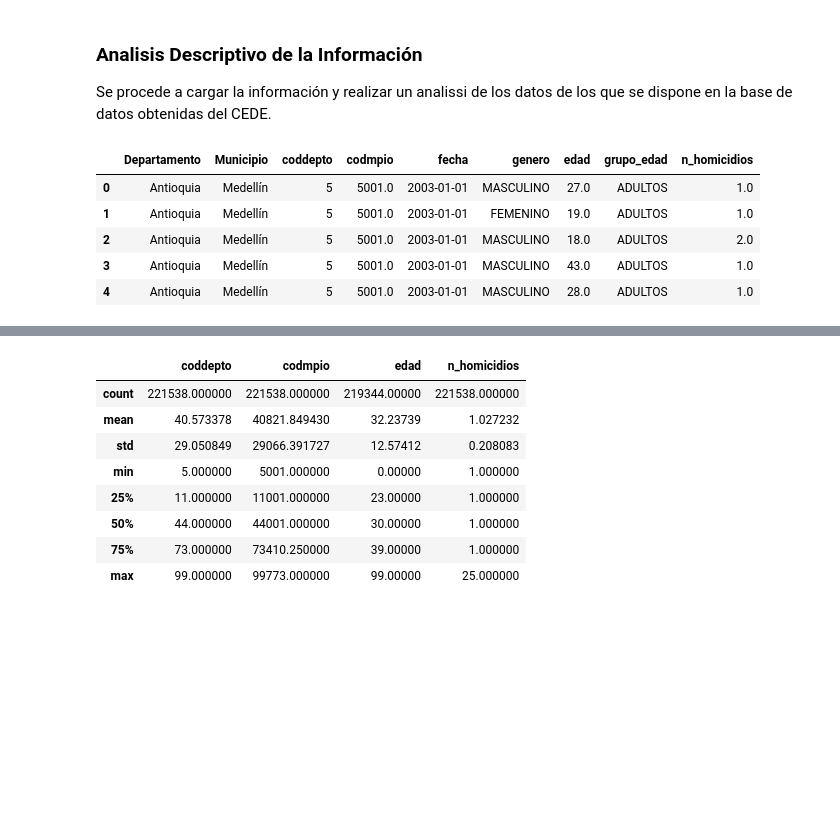
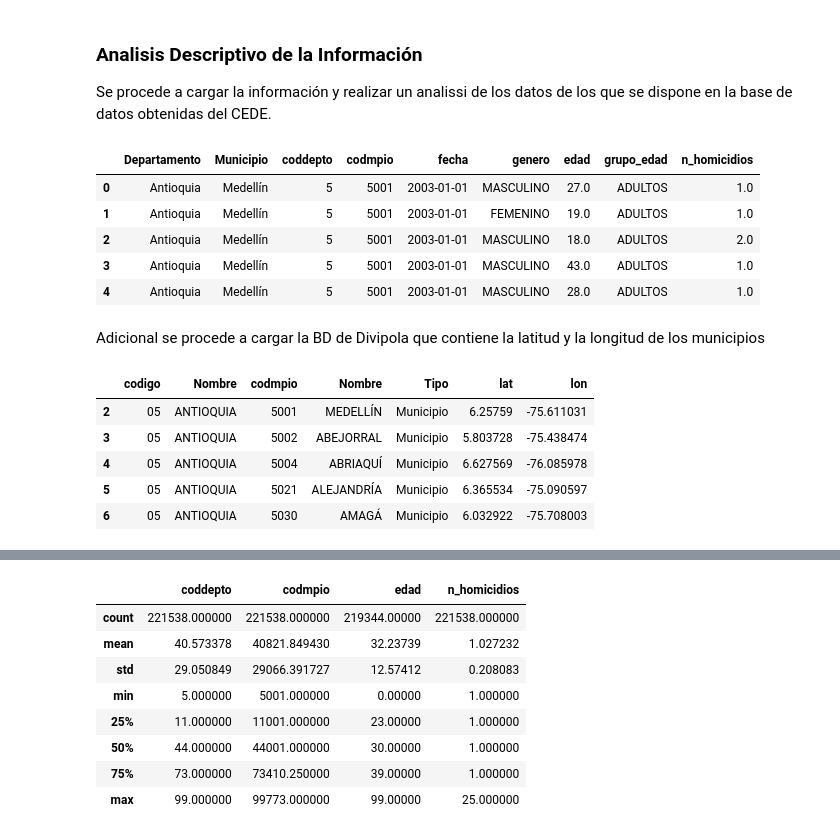
Before and after one commit to jmanjarresm/Proyecto_Final_Aprend_Sup_g17, a Jupyter notebook: scripts/Proyecto.ipynb, the cells around one changed output, grey strips where cells are left out. Cells and saved outputs as stored; diff of their text form; code cells hidden in the pictures; blank space fills up the shorter version.

```diff
--- a/scripts/Proyecto.ipynb
+++ b/scripts/Proyecto.ipynb
@@ -46,11 +46,30 @@ Se procede a cargar la información y realizar un analissi de los datos de los q
 # %%
 ## Se carga la base original
 df = pd.read_stata(r'..\data\Homicidios_2003-Ag2017.dta')
+df['codmpio'] = df['codmpio'].astype('int')
 df.head()
 # %% [output]
 |  | Departamento | Municipio | coddepto | codmpio | fecha | genero | edad | grupo_edad | n_homicidios |
-| 0 | Antioquia | Medellín | 5 | 5001.0 | 2003-01-01 | MASCULINO | 27.0 | ADULTOS | 1.0 |
-| 1 | Antioquia | Medellín | 5 | 5001.0 | 2003-01-01 | FEMENINO | 19.0 | ADULTOS | 1.0 |
-| 2 | Antioquia | Medellín | 5 | 5001.0 | 2003-01-01 | MASCULINO | 18.0 | ADULTOS | 2.0 |
-| 3 | Antioquia | Medellín | 5 | 5001.0 | 2003-01-01 | MASCULINO | 43.0 | ADULTOS | 1.0 |
-| 4 | Antioquia | Medellín | 5 | 5001.0 | 2003-01-01 | MASCULINO | 28.0 | ADULTOS | 1.0 |
+| 0 | Antioquia | Medellín | 5 | 5001 | 2003-01-01 | MASCULINO | 27.0 | ADULTOS | 1.0 |
+| 1 | Antioquia | Medellín | 5 | 5001 | 2003-01-01 | FEMENINO | 19.0 | ADULTOS | 1.0 |
+| 2 | Antioquia | Medellín | 5 | 5001 | 2003-01-01 | MASCULINO | 18.0 | ADULTOS | 2.0 |
+| 3 | Antioquia | Medellín | 5 | 5001 | 2003-01-01 | MASCULINO | 43.0 | ADULTOS | 1.0 |
+| 4 | Antioquia | Medellín | 5 | 5001 | 2003-01-01 | MASCULINO | 28.0 | ADULTOS | 1.0 |
+# %% [markdown]
+Adicional se procede a cargar la BD de Divipola que contiene la latitud y la longitud de los municipios
+# %%
+df_divipola = pd.read_excel(r'..\data\DIVIPOLA_Municipios.xlsx',skiprows=range(1, 10), header=None)
+df_divipola.columns = df_divipola.iloc[1]
+df_divipola = df_divipola[2:]
+columnas = ['codigo', 'Nombre', 'codmpio', 'Nombre', 'Tipo', 'lat', 'lon']
+df_divipola.columns = columnas
+df_divipola = df_divipola.iloc[:-10]
+df_divipola['codmpio'] = df_divipola['codmpio'].astype('int')
+df_divipola.head()
+# %% [output]
+|  | codigo | Nombre | codmpio | Nombre | Tipo | lat | lon |
+| 2 | 05 | ANTIOQUIA | 5001 | MEDELLÍN | Municipio | 6.25759 | -75.611031 |
+| 3 | 05 | ANTIOQUIA | 5002 | ABEJORRAL | Municipio | 5.803728 | -75.438474 |
+| 4 | 05 | ANTIOQUIA | 5004 | ABRIAQUÍ | Municipio | 6.627569 | -76.085978 |
+| 5 | 05 | ANTIOQUIA | 5021 | ALEJANDRÍA | Municipio | 6.365534 | -75.090597 |
+| 6 | 05 | ANTIOQUIA | 5030 | AMAGÁ | Municipio | 6.032922 | -75.708003 |
```
Also changed, not shown: parts of 2 cells of this notebook.
